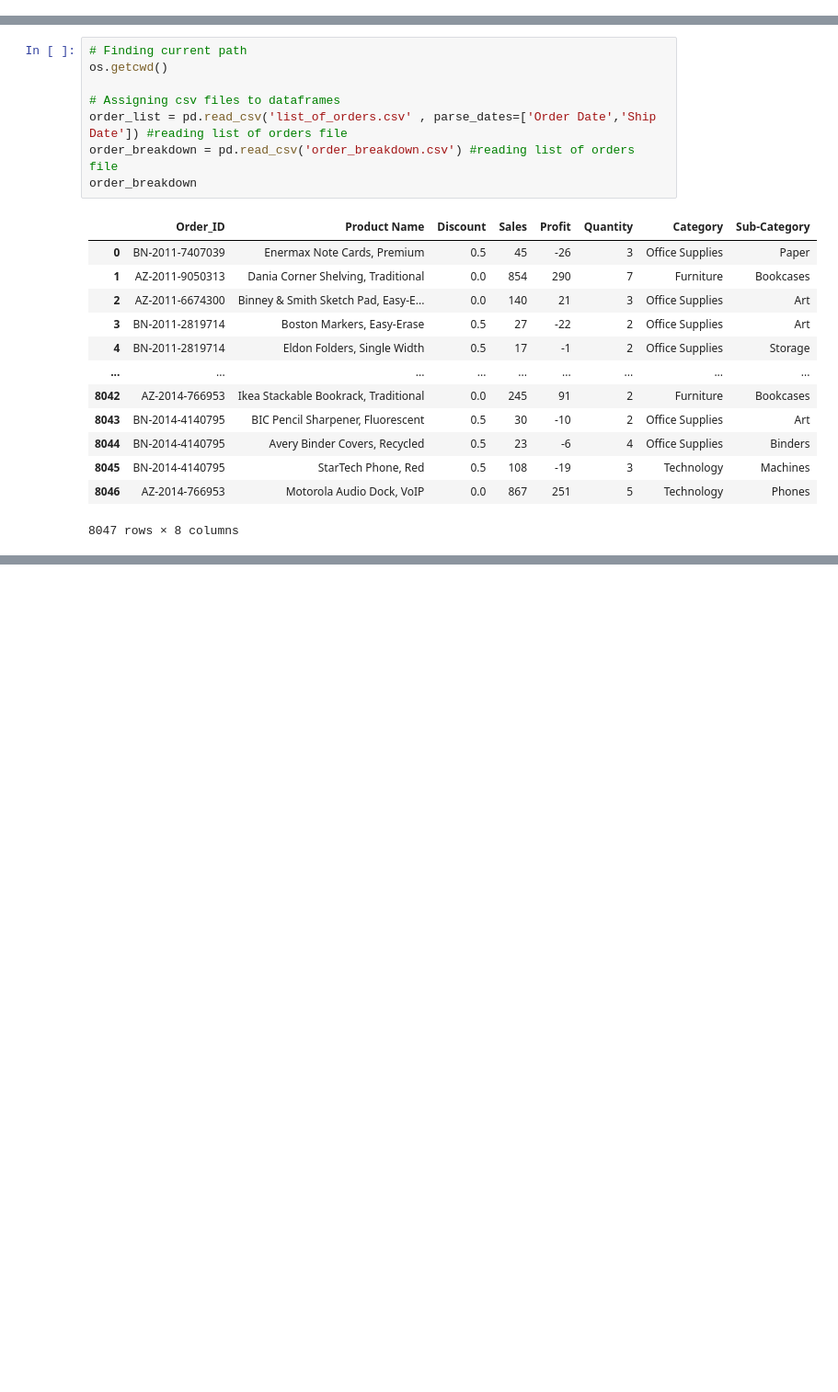
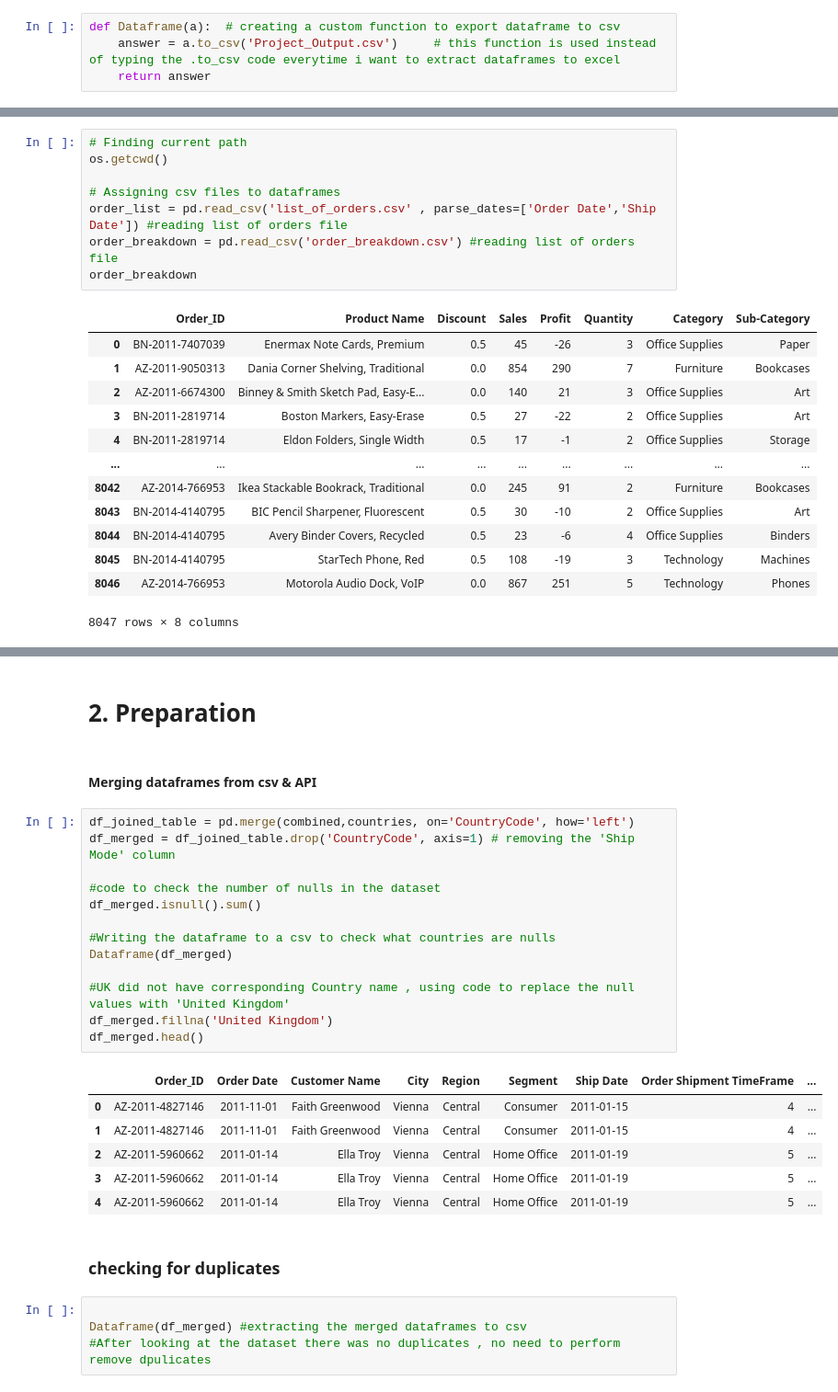
Before and after one commit to cloo-cloo1/UCD-Data-Analytics-for-Marketing, a Jupyter notebook: UCD project Clodagh O Driscoll .ipynb, the cells around one changed output, grey strips where cells are left out. Shown at 92% size. Drawn from its saved outputs; the diff is of its cells as text; blank space fills up the shorter version.

```diff
--- a/UCD project Clodagh O Driscoll .ipynb
+++ b/UCD project Clodagh O Driscoll .ipynb
@@ -14 +18,5 @@ import requests
+# %%
+def Dataframe(a):  # creating a custom function to export dataframe to csv
+    answer = a.to_csv('Project_Output.csv')     # this function is used instead of typing the .to_csv code everytime i want to extract dataframes to excel
+    return answer
 # %% [markdown]
@@ -43,0 +82,30 @@ KeyError: 'Order ID'
+# %% [markdown]
+# 2. Preparation
+# %% [markdown]
+#### Merging dataframes from csv & API
+# %%
+df_joined_table = pd.merge(combined,countries, on='CountryCode', how='left')
+df_merged = df_joined_table.drop('CountryCode', axis=1) # removing the 'Ship Mode' column
+
+#code to check the number of nulls in the dataset
+df_merged.isnull().sum()
+
+#Writing the dataframe to a csv to check what countries are nulls
+Dataframe(df_merged)
+
+#UK did not have corresponding Country name , using code to replace the null values with 'United Kingdom'
+df_merged.fillna('United Kingdom')
+df_merged.head()
+# %% [output]
+|  | Order_ID | Order Date | Customer Name | City | Region | Segment | Ship Date | Order Shipment TimeFrame | ... |
+| 0 | AZ-2011-4827146 | 2011-11-01 | Faith Greenwood | Vienna | Central | Consumer | 2011-01-15 | 4 | ... |
+| 1 | AZ-2011-4827146 | 2011-11-01 | Faith Greenwood | Vienna | Central | Consumer | 2011-01-15 | 4 | ... |
+| 2 | AZ-2011-5960662 | 2011-01-14 | Ella Troy | Vienna | Central | Home Office | 2011-01-19 | 5 | ... |
+| 3 | AZ-2011-5960662 | 2011-01-14 | Ella Troy | Vienna | Central | Home Office | 2011-01-19 | 5 | ... |
+| 4 | AZ-2011-5960662 | 2011-01-14 | Ella Troy | Vienna | Central | Home Office | 2011-01-19 | 5 | ... |
+# %% [markdown]
+### checking for duplicates
+# %%
+
+Dataframe(df_merged) #extracting the merged dataframes to csv
+#After looking at the dataset there was no duplicates , no need to perform remove dpulicates
```
Also changed, not shown: parts of 19 cells of this notebook, 1 other file.
